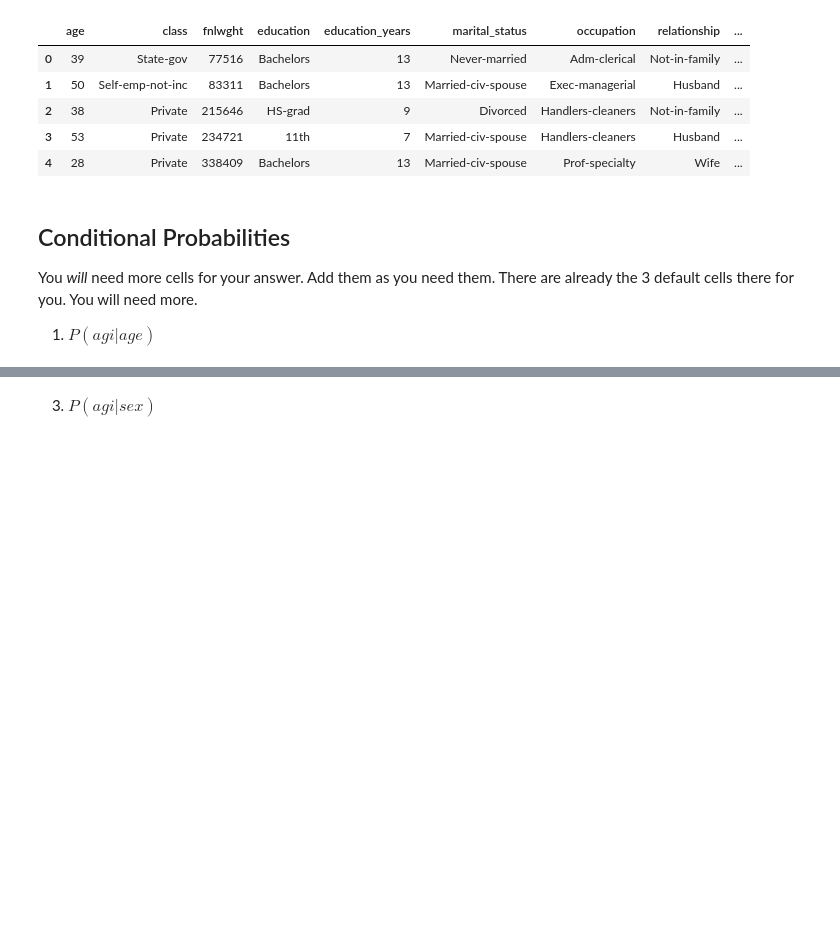
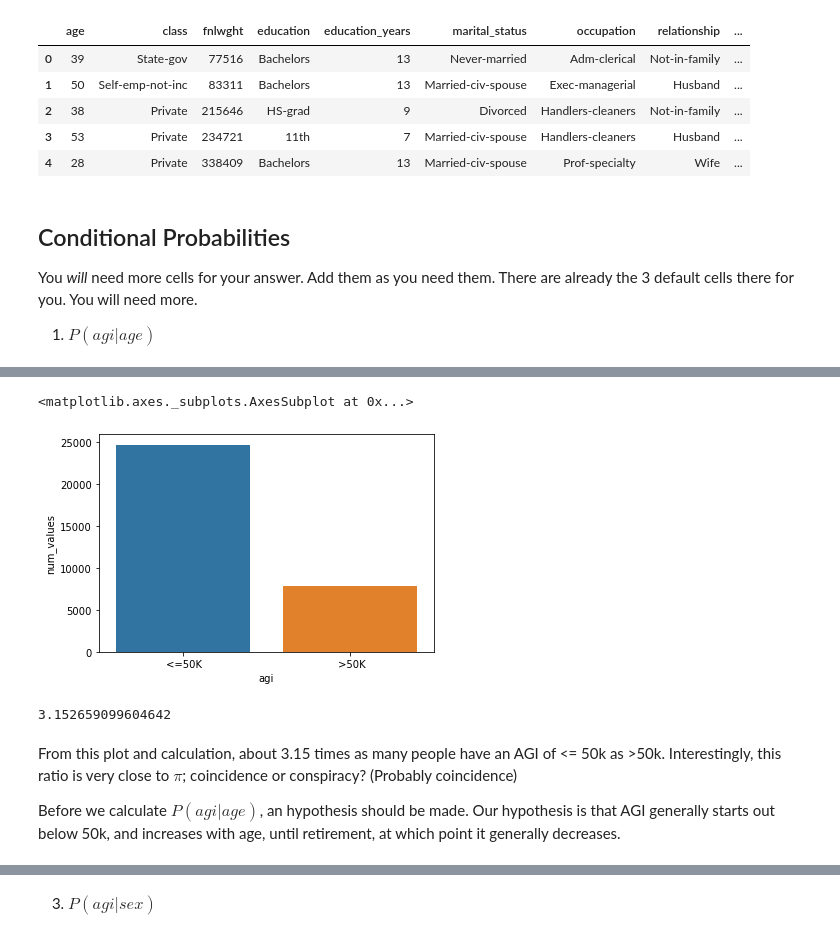
Before and after one commit to natemcintosh/en_685_648_data_science, a Jupyter notebook: 3_module/Problem_Set_1.ipynb, the cells around one changed output, grey strips where cells are left out. Cells and saved outputs as stored; diff of their text form; code cells hidden in the pictures; blank space fills up the shorter version.

```diff
--- a/3_module/Problem_Set_1.ipynb
+++ b/3_module/Problem_Set_1.ipynb
@@ -258,0 +309,15 @@ discuss
+# %%
+agi_dist = income.agi.value_counts().reset_index().rename(columns={"agi":"num_values", "index":"agi"})
+# %%
+sns.barplot(data = agi_dist, x = "agi", y = "num_values")
+# %% [output]
+<matplotlib.axes._subplots.AxesSubplot at 0x...>
+[figure, added]
+# %%
+agi_dist.num_values.iloc[0] / agi_dist.num_values.iloc[-1]
+# %% [output]
+3.152659099604642
+# %% [markdown]
+From this plot and calculation, about 3.15 times as many people have an AGI of <= 50k as >50k. Interestingly, this ratio is very close to $\pi$; coincidence or conspiracy? (Probably coincidence)
+
+Before we calculate $P(agi|age)$, an hypothesis should be made. Our hypothesis is that AGI generally starts out below 50k, and increases with age, until retirement, at which point it generally decreases.
```
Also changed, not shown: parts of 78 cells of this notebook.
